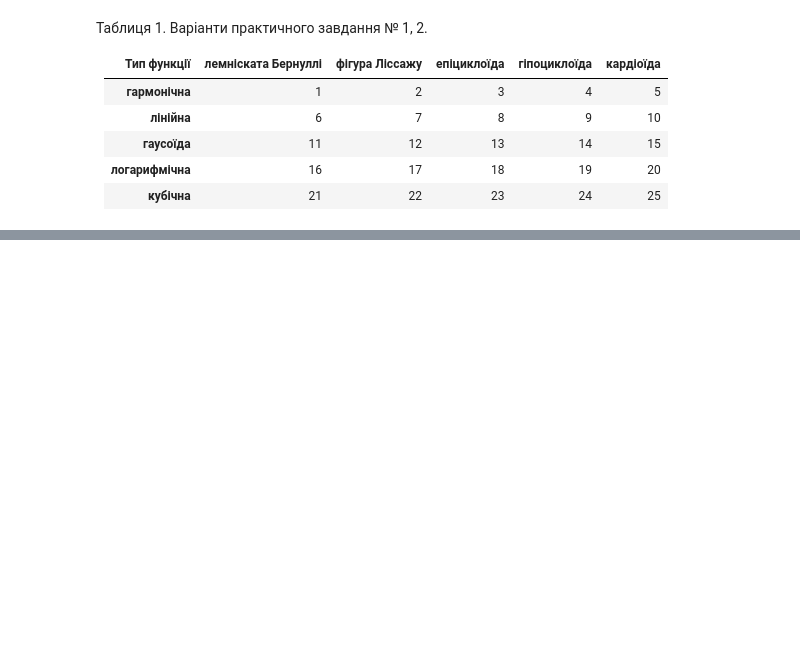
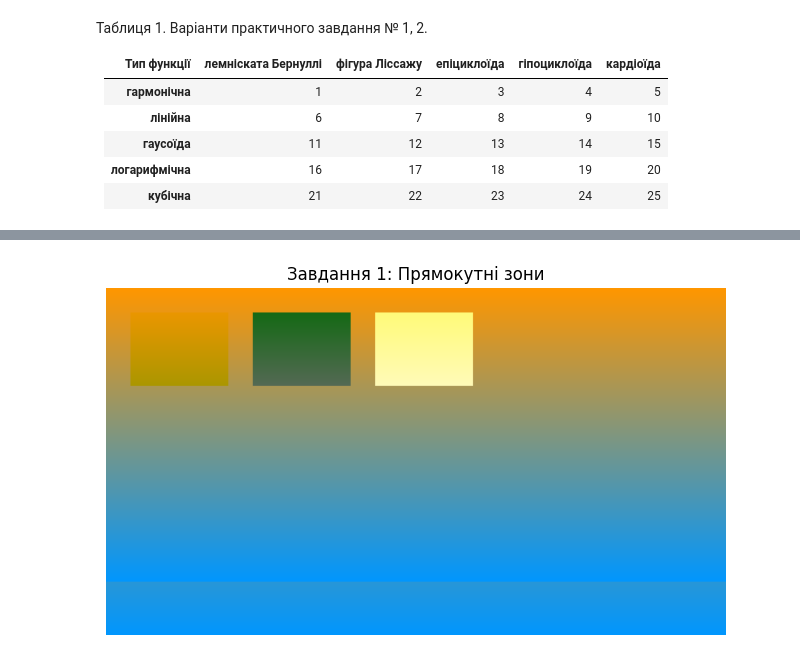
Before and after one commit to Bogd-an/2025_cv, a Jupyter notebook: pw/pw1.ipynb, the cells around one changed output, grey strips where cells are left out. Cells and saved outputs as stored; diff of their text form; code cells hidden in the pictures; blank space fills up the shorter version.

```diff
--- a/pw/pw1.ipynb
+++ b/pw/pw1.ipynb
@@ -40,0 +75,20 @@
+# %%
+# 2. Завдання 1: Прямокутні зони
+task1_img = original_image.copy()
+
+# --- Зона 1: Зміна 1 каналу (наприклад, обнулення синього каналу) ---
+# Координати: y1:y2, x1:x2
+task1_img[50:200, 50:250, 0] = 0  # Channel 0 is Blue in OpenCV
+
+# --- Зона 2: Зміна 2 каналів (наприклад, інверсія зеленого та червоного) ---
+task1_img[50:200, 300:500, 1] = 255 - task1_img[50:200, 300:500, 1] # Green
+task1_img[50:200, 300:500, 2] = 255 - task1_img[50:200, 300:500, 2] # Red
+
+# --- Зона 3: Зміна 3 каналів (наприклад, збільшення яскравості всіх каналів) ---
+roi = task1_img[50:200, 550:750]
+# Додаємо константу, використовуючи cv2.add для уникнення переповнення (clipping)
+task1_img[50:200, 550:750] = cv2.add(roi,np.full(roi.shape,100,dtype=np.uint8))
+
+show_image(task1_img, "Завдання 1: Прямокутні зони")
+# %% [output]
+[figure, added]
```
Also changed, not shown: parts of 8 cells of this notebook, 2 other files.
